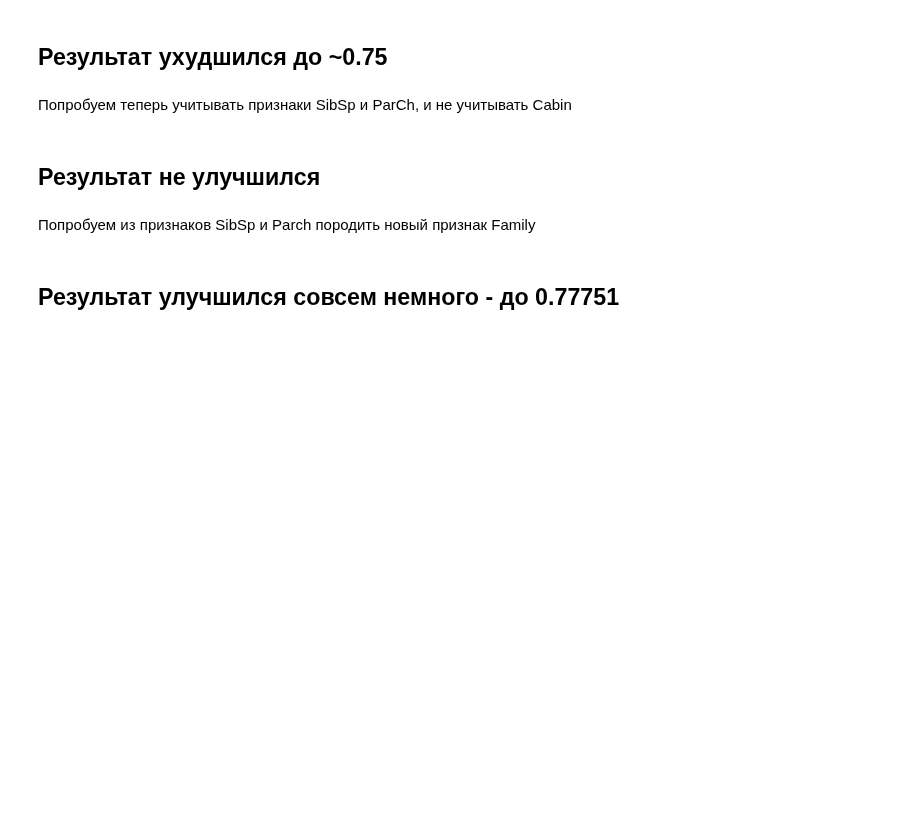
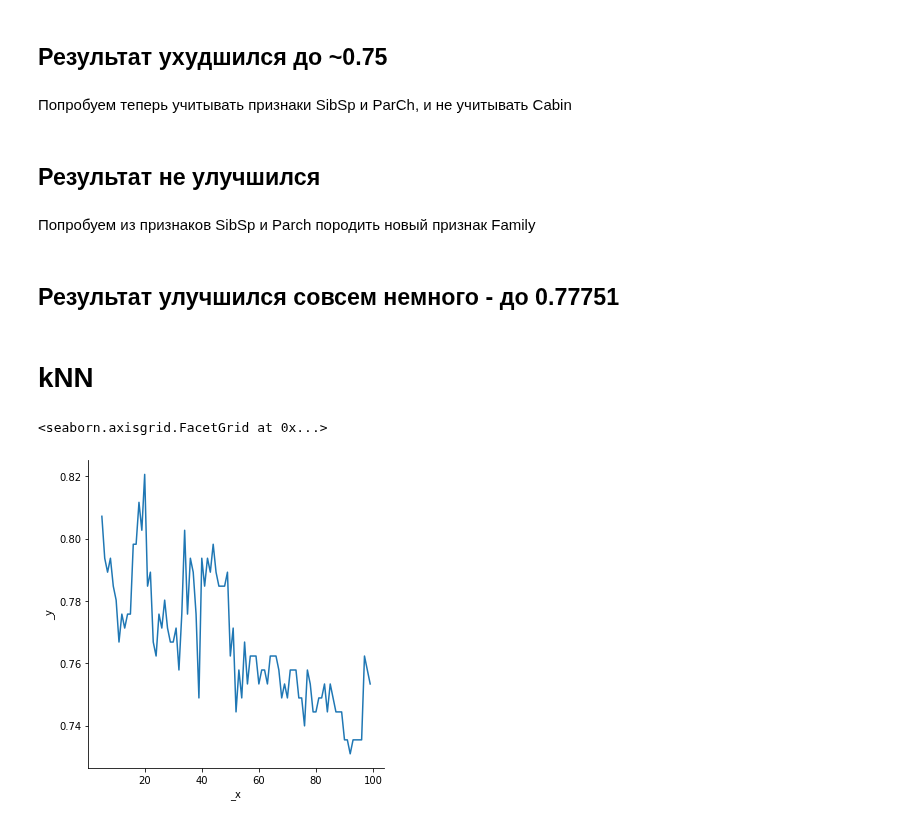
Before and after one commit to shehamane/kurilib-ml, a Jupyter notebook: titanic.ipynb, the cells around one changed output. Cells and saved outputs as stored; diff of their text form; code cells hidden in the pictures; blank space fills up the shorter version.

```diff
--- a/titanic.ipynb
+++ b/titanic.ipynb
@@ -401,3 +399,18 @@ predicts_df['Survived'] = (gd.predict(test_df) > 0.5).astype(int)
 predicts_df.to_csv('predicts.csv', index=False)
 # %% [markdown]
 ## Результат улучшился совсем немного - до 0.77751
+# %% [markdown]
+# kNN
+# %%
+X_train, X_test, y_train, y_test = train_test_split(X, y, test_size=0.25)
+# %%
+from kurilib.metric_methods import kNearestNeighbors
+accs = []
+for k in range(5, 100):
+    knn = kNearestNeighbors(k=k, X=X_train, y=y_train, choice_method='popular')
+    accs.append(Accuracy.get_accuracy(y_test, knn.predict(X_test)))
+
+sns.relplot(x=range(5, 100), y=accs, kind='line')
+# %% [output]
+<seaborn.axisgrid.FacetGrid at 0x...>
+[figure, added]
```
Also changed, not shown: parts of 21 cells of this notebook, 11 other files.
